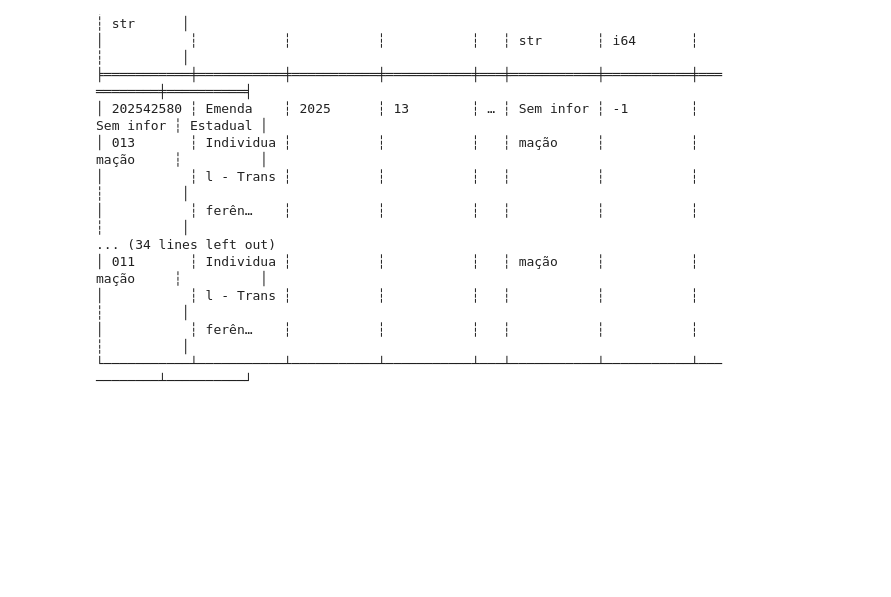
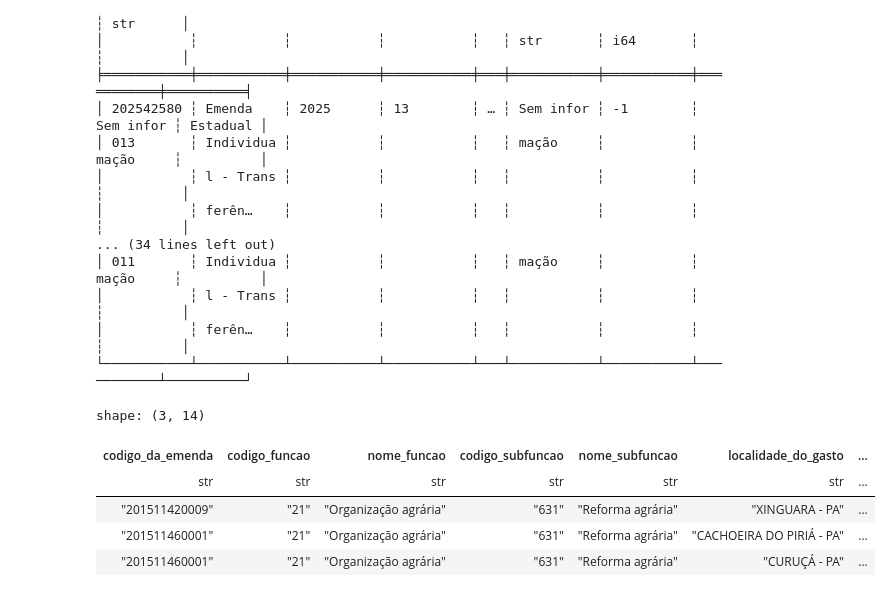
Before and after one commit to OGgbarbosa/etl-emendas-parlamentares-brasil-gcp, a Jupyter notebook: notebooks/projeto_inicial.ipynb, the cells around one changed output. Cells and saved outputs as stored; diff of their text form; code cells hidden in the pictures; blank space fills up the shorter version.

```diff
--- a/notebooks/projeto_inicial.ipynb
+++ b/notebooks/projeto_inicial.ipynb
@@ -173,3 +173,22 @@ shape: (13_459, 26)
 │           ┆ l - Trans ┆           ┆           ┆   ┆           ┆           ┆           ┆          │
 │           ┆ ferên…    ┆           ┆           ┆   ┆           ┆           ┆           ┆          │
 └───────────┴───────────┴───────────┴───────────┴───┴───────────┴───────────┴───────────┴──────────┘
+# %%
+import polars as pl
+
+dados_c = pl.read_csv(r"C:\Users\Gabriel Barbosa\Downloads\job_JRrPmEMITywCw-1PMK3MrFXPK_H9.csv",
+                    separator=",",
+                    encoding="utf8",
+                    quote_char='"',
+                    infer_schema_length=0)
+
+df_c = pl.DataFrame(dados_c)
+
+df_c.head(3)
+# %% [output]
+shape: (3, 14)
+| codigo_da_emenda | codigo_funcao | nome_funcao | codigo_subfuncao | nome_subfuncao | localidade_do_gasto | ... |
+| str | str | str | str | str | str | ... |
+| "201511420009" | "21" | "Organização agrária" | "631" | "Reforma agrária" | "XINGUARA - PA" | ... |
+| "201511460001" | "21" | "Organização agrária" | "631" | "Reforma agrária" | "CACHOEIRA DO PIRIÁ - PA" | ... |
+| "201511460001" | "21" | "Organização agrária" | "631" | "Reforma agrária" | "CURUÇÁ - PA" | ... |
```
Also changed, not shown: parts of 1 cell of this notebook, 1 other file.
